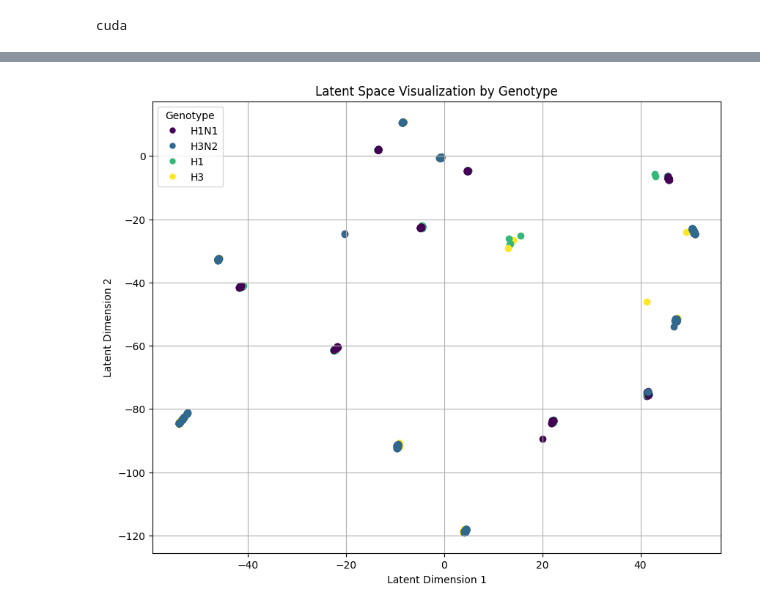
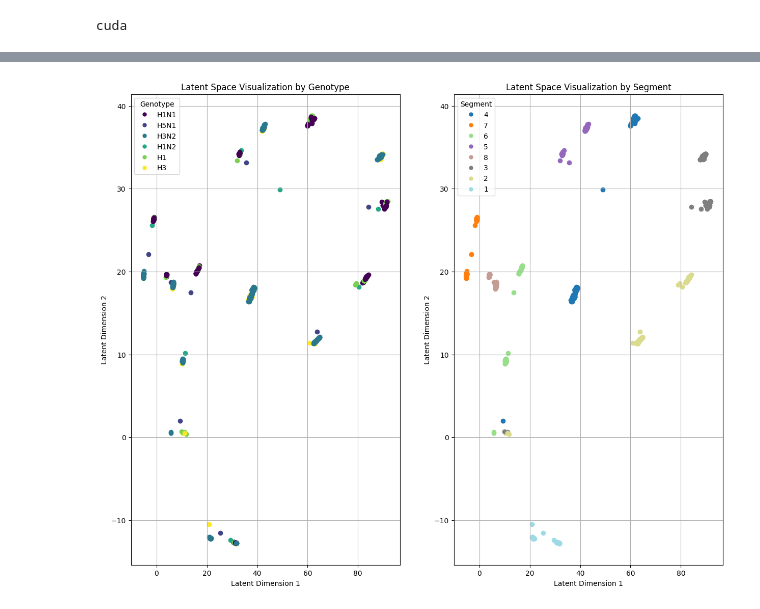
Before and after one commit to sidms24/internship, a Jupyter notebook: week 5/Strain_Embeddings.ipynb, the cells around one changed output, grey strips where cells are left out. Drawn from its saved outputs; the diff is of its cells as text; code cells hidden in the pictures.

```diff
--- a/week 5/Strain_Embeddings.ipynb
+++ b/week 5/Strain_Embeddings.ipynb
@@ -186,6 +149,0 @@ Epoch [100/100], Loss: 0.0042
-# %%
-with torch.no_grad():
-  latent = encoder(X)
-latent = latent.cpu().numpy()
-
-df['Latent'] = latent.tolist()
@@ -192,32 +155,55 @@ df['Latent'] = latent.tolist()
+# %%
+Xt= np.array([np.array(seq) for seq in df['Sequence_one_hot'].values])
+
+Xt= np.array([seq.flatten() for seq in Xt])
+
+Xt = torch.tensor(Xt, dtype=torch.float32)
+Xt = Xt.to(device)
+
+
+with torch.no_grad():
+  latent = encoder(Xt)
+latent = latent.cpu().numpy()
+
+df['Latent'] = latent.tolist()
 # %%
-import matplotlib.pyplot as plt
 import matplotlib.cm as cm
-import numpy as np
 
 # Get unique genotypes and assign a color to each
 unique_genotypes = df['Genotype'].unique()
 colors = cm.get_cmap('viridis', len(unique_genotypes)) # Using viridis colormap
+unique_segments = df['Segment'].unique()
+colors_segments = cm.get_cmap('tab20', len(unique_segments)) # Using viridis colormap
 
-# Create a dictionary to map genotypes to colors
+
 genotype_color_map = {genotype: colors(i) for i, genotype in enumerate(unique_genotypes)}
-
+segment_color_map = {segment: colors_segments(i) for i, segment in enumerate(unique_segments)}
 # Prepare color list for scatter plot based on genotype
 point_colors = [genotype_color_map[genotype] for genotype in df['Genotype']]
+points_cols = [segment_color_map[segment] for segment in df['Segment']]
 
 
-plt.figure(figsize=(10, 8))
+fig, ax = plt.subplots(figsize=(15, 12), nrows= 1, ncols = 2)
 for i in range(len(df)):
-  plt.scatter(df['Latent'].iloc[i][0], df['Latent'].iloc[i][1], color=point_colors[i], label=df['Genotype'].iloc[i] if i < len(unique_genotypes) else "") # Use 'color' with mapped colors
+  ax[0].scatter(df['Latent'].iloc[i][0], df['Latent'].iloc[i][1], color=point_colors[i],
+              label=df['Genotype'].iloc[i] if i < len(unique_genotypes) else "")
+  ax[1].scatter(df['Latent'].iloc[i][0], df['Latent'].iloc[i][1], color=points_cols[i],
+              label=df['Segment'].iloc[i] if i < len(unique_segments) else "")
 
 # Create a legend
+
 handles = [plt.Line2D([], [], marker='o', color=genotype_color_map[genotype], linestyle='None', markersize=5, label=genotype) for genotype in unique_genotypes]
-plt.legend(handles=handles, title="Genotype")
-
-
-plt.xlabel('Latent Dimension 1')
-plt.ylabel('Latent Dimension 2')
-plt.title('Latent Space Visualization by Genotype')
-plt.grid(True)
+ax[0].legend(handles=handles, title="Genotype")
+handles = [plt.Line2D([], [], marker='o', color=segment_color_map[segment], linestyle='None', markersize=5, label=segment) for segment in unique_segments]
+ax[1].legend(handles=handles, title="Segment")
+ax[0].set_xlabel('Latent Dimension 1')
+ax[0].set_ylabel('Latent Dimension 2')
+ax[1].set_xlabel('Latent Dimension 1')
+ax[1].set_ylabel('Latent Dimension 2')
+ax[0].set_title('Latent Space Visualization by Genotype')
+ax[1].set_title('Latent Space Visualization by Segment')
+ax[0].grid(True)
+ax[1].grid(True)
 plt.show()
 # %% [output]
-[figure, old version]
+[figure, new version]
```
Also changed, not shown: parts of 18 cells of this notebook.
